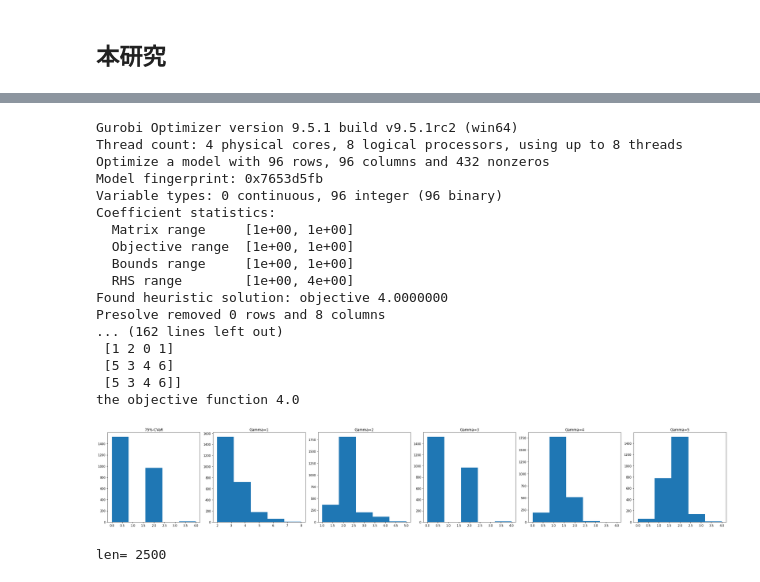
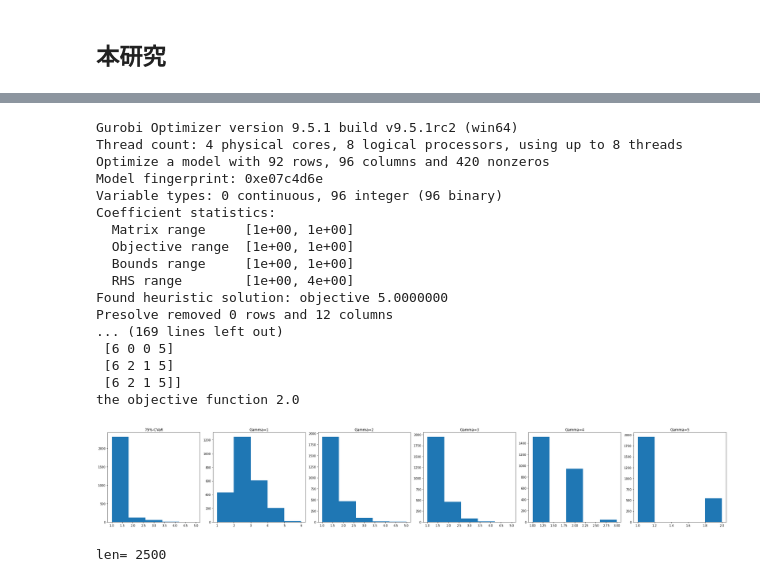
Before and after one commit to ikumadaiki/CPMP, a Jupyter notebook: cut-off.ipynb, the cells around one changed output, grey strips where cells are left out. Drawn from its saved outputs; the diff is of its cells as text; code cells hidden in the pictures.

```diff
--- a/cut-off.ipynb
+++ b/cut-off.ipynb
@@ -237,14 +245,14 @@ def robust(ship_num,stack_num,height,n,Gamma,size_,mean,cov):
       # import matplotlib.pyplot as plt
       # plt.boxplot(penalty_r)
 # %%
-size=3000
+size=1000
 size_=10000
 beta=0.75
-inst=[5,5,[2,2,2,2,2,2,2,2,2]]
+inst=[4,4,[2,2,1,1,3,3]]
 pcvar=[]
 import numpy as np
 # mean=np.arange(1,ship_num+1)
-mean=np.array([0.8,1,3,3.2,3.5,5.5,6,7.8,8])
+mean=np.array([0.8,1,3,3.2,3.5,5.5])
 covl=[2 for i in range(len(inst[2]))]
 # a=list(a)
 # a=random.sample(a,ship_num)
@@ -264,7 +272,11 @@ a=0
 UB=1000
 LB=0
 UB_k=[]
-while UB-LB>=EPS and a<10:
+while UB-LB>=EPS and a<50:
+    print("LEN=",len(OC))
+    print("UB=",UB)
+    print("LB=",LB)
+    print("UB-LB=",UB-LB)
     CVaR(len(inst[2]),inst[0],inst[1],inst[2],size,size_,beta,mean,cov,OC)
     n=0
     while n<beta*size:
@@ -272,11 +284,12 @@ while UB-LB>=EPS and a<10:
     tau=n
     alpha_=penalty[tau-1]
 
-    UB=((tau/size-beta)*alpha_+sum(penalty[tau:]))
+    UB=((tau/size-beta)*alpha_+sum(penalty[tau:]))/((1-beta)*size)
     UB_k.append(UB)
     UB=min(UB_k)
-    for b in range(round(size*0.1*a),round(size*0.1*(a+1))):
-        OC.append(O[b])
+    for b in zk:
+        if not O[b] in OC:
+            OC.append(O[b])
     a+=1
     # print(OC)
 print("finish!!")
@@ -342,60 +356,41 @@ Found heuristic solution: objective 0.0000000
 # %%
-inst=[4,4,[2,2,2,2,2,2]]
-size=3000
-size_=10000
-import numpy as np
-# mean=np.arange(1,ship_num+1)
-mean=np.array([0.8,1,3,3.2,3.5,5.5])
-covl=[2 for i in range(ship_num)]
-# a=list(a)
-# a=random.sample(a,ship_num)
-# mean=np.sort(a)
-cov=np.zeros((ship_num,ship_num))
-for i in range(ship_num):
-    for j in range(ship_num):
-        if i==j:
-            cov[i][i]=covl[1]
-for i in range(ship_num):
-    for j in range(ship_num):
-        if i!=j:
-            cov[i][j]=0
 import matplotlib.pyplot as plt
 fig, ax = plt.subplots(1,6,figsize=(30,5),tight_layout=True)
 for g in range(1,6):
   prob=[]
   ship_num=len(inst[2])
   robust(ship_num,inst[0],inst[1],inst[2],g,size_,mean,cov)
   prob+=list(penalty_r)
   # print(prob)
   # data+=(tuple(prob),)
   # l.append("Gamma="+str(g))
   # print("data=",data)
 # plt.boxplot(data,labels=l)
 # plt.show()
 
   ax[g].hist(prob,bins=5)
   ax[g].set_title("Gamma="+str(g))
 ax[0].hist(penalty_cvar,bins=5)
 ax[0].set_title("75%-CVaR")
 plt.show()
 print("len=",len(prob))
 # %% [output]
 Gurobi Optimizer version 9.5.1 build v9.5.1rc2 (win64)
 Thread count: 4 physical cores, 8 logical processors, using up to 8 threads
-Optimize a model with 96 rows, 96 columns and 432 nonzeros
-Model fingerprint: 0x7653d5fb
+Optimize a model with 92 rows, 96 columns and 420 nonzeros
+Model fingerprint: 0xe07c4d6e
 Variable types: 0 continuous, 96 integer (96 binary)
 Coefficient statistics:
   Matrix range     [1e+00, 1e+00]
   Objective range  [1e+00, 1e+00]
   Bounds range     [1e+00, 1e+00]
   RHS range        [1e+00, 4e+00]
-Found heuristic solution: objective 4.0000000
-Presolve removed 0 rows and 8 columns
-... (162 lines left out)
- [1 2 0 1]
- [5 3 4 6]
- [5 3 4 6]]
-the objective function 4.0
+Found heuristic solution: objective 5.0000000
+Presolve removed 0 rows and 12 columns
+... (169 lines left out)
+ [6 0 0 5]
+ [6 2 1 5]
+ [6 2 1 5]]
+the objective function 2.0
-[figure, old version]
+[figure, new version]
 len= 2500
```
Also changed, not shown: parts of 3 cells of this notebook.
